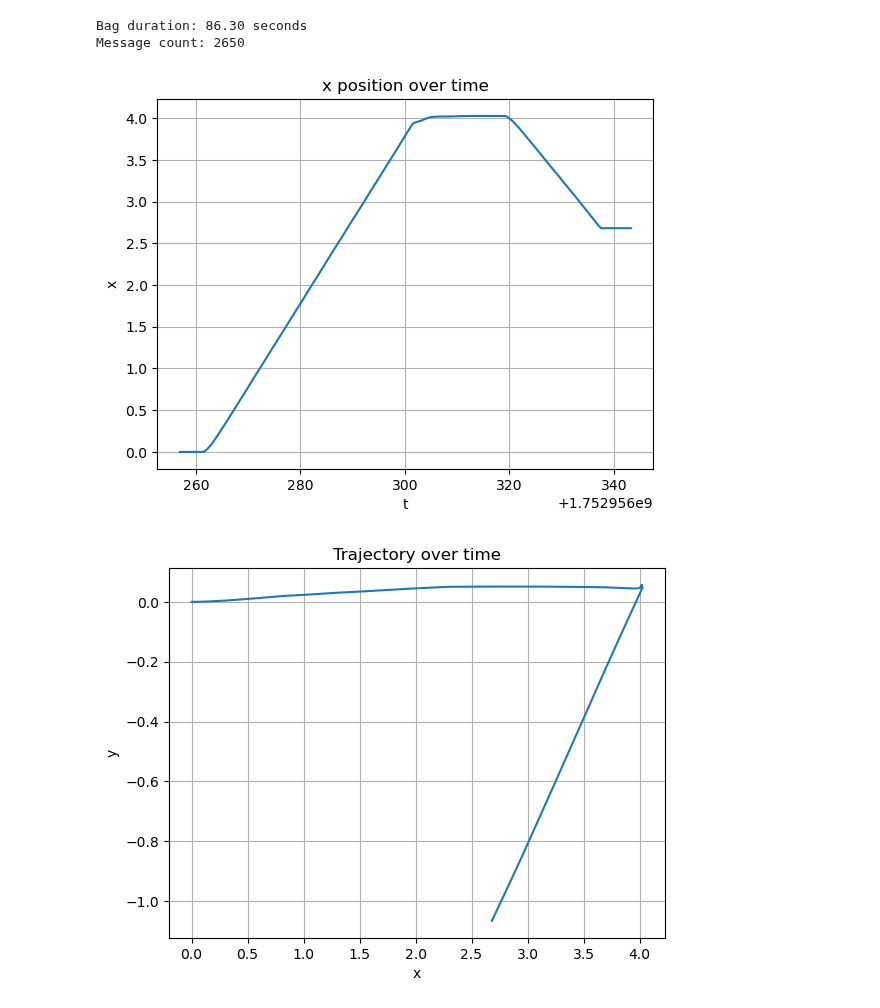
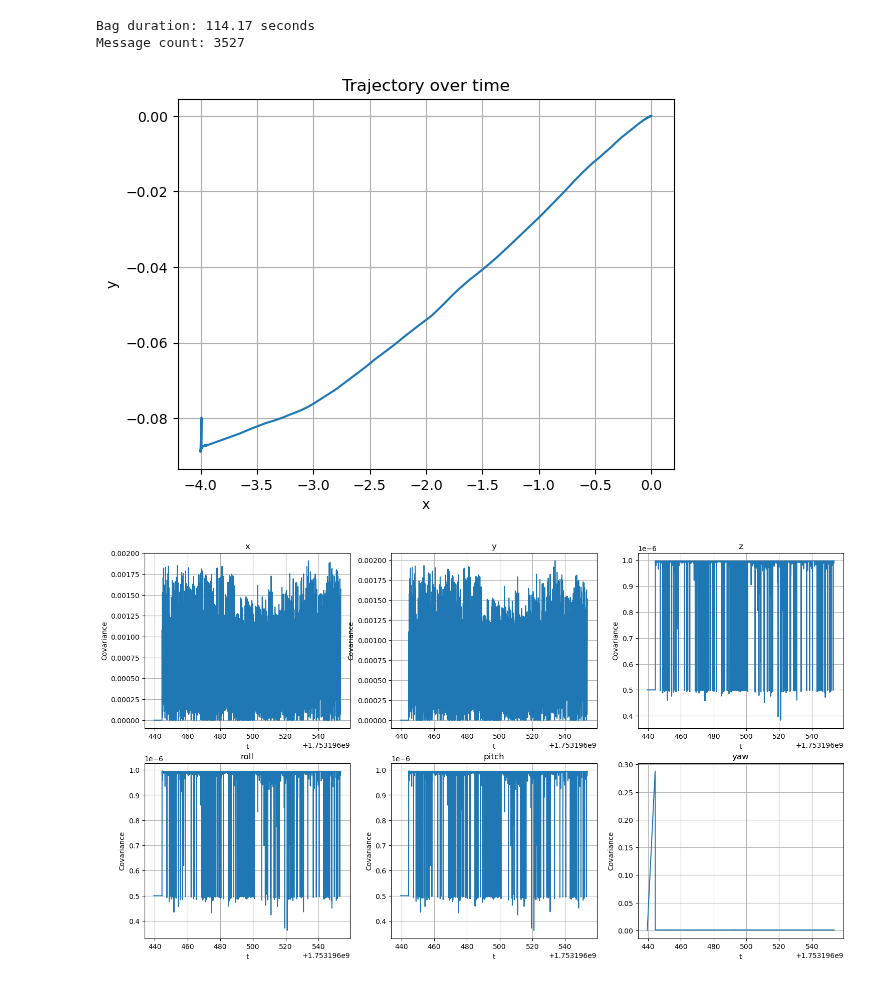
Before and after one commit to BCLab-UNM/MARIAM, a Jupyter notebook: analysis/odomDataAnalysis/rtab_odometry.ipynb, the cells around one changed output. Saved outputs shown, nothing was run; the diff lists cells and outputs as text; code cells hidden in the pictures.

Commit message:
update: updated graphs for pose estimation analysis

```diff
--- a/analysis/odomDataAnalysis/rtab_odometry.ipynb
+++ b/analysis/odomDataAnalysis/rtab_odometry.ipynb
@@ -94,7 +94,7 @@ def plot_covariance(ax, poses_data, data_axis, title):
 
 
 def plot_covariances(poses_data):
-    fig, axes = plt.subplots(2, 3, figsize=(16, 10))
+    fig, axes = plt.subplots(2, 3, figsize=(18, 10))
 
     plot_covariance(axes[0, 0], poses_data, 0, 'x')
     plot_covariance(axes[0, 1], poses_data, 7, 'y')
@@ -129,10 +187,18 @@ def plot_covariances(poses_data):
 # %%
-# bag_path = Path('../../../datasets/odometry_data/ross_rtab2')
+"""
+Both with IMU data
+Camera -> RTAB
+IMU -> Madgwick -> RTAB
+Wheel odom -> and IMU -> Madgwick -> EKF -> RTAB
+"""
 
-# poses_data = analyze_data(bag_path, '/ross/localization_pose')
+# RTAB Data
+# with IMU
+bag_path = Path(
+    '../../../datasets/odometry_data/monica_rtab_ekf_both_with_imu2')
 
-# plot_position_over_time(poses_data)
+poses_data = analyze_data(bag_path, '/monica/localization_pose')
 
-# plot_trajectory(poses_data)
+plot_trajectory(poses_data)
 
-# plot_covariances(poses_data)
+plot_covariances(poses_data)
@@ -141,10 +209,0 @@ def plot_covariances(poses_data):
-# %%
-bag_path = Path('../../../datasets/odometry_data/ross_rtab_ekf1')
-
-poses_data = analyze_data(bag_path, '/ross/localization_pose')
-
-plot_position_over_time(poses_data)
-
-plot_trajectory(poses_data)
-
-plot_covariances(poses_data)
@@ -157,13 +210,12 @@ Message count: 2650
 # %%
-ekf_data = analyze_data(bag_path, '/ross/odometry/filtered')
-
-plot_position_over_time(ekf_data)
+# EKF odometry output
+ekf_data = analyze_data(bag_path, '/monica/odometry/filtered')
 
 plot_trajectory(ekf_data)
 
 plot_covariances(ekf_data)
 # %% [output]
-Bag duration: 86.30 seconds
-Message count: 2650
+Bag duration: 114.17 seconds
+Message count: 3527
-[figure, old version]
+[figure, new version]
-[figure, old version]
+[figure, new version]
```
Also changed, not shown: parts of 17 cells of this notebook.
